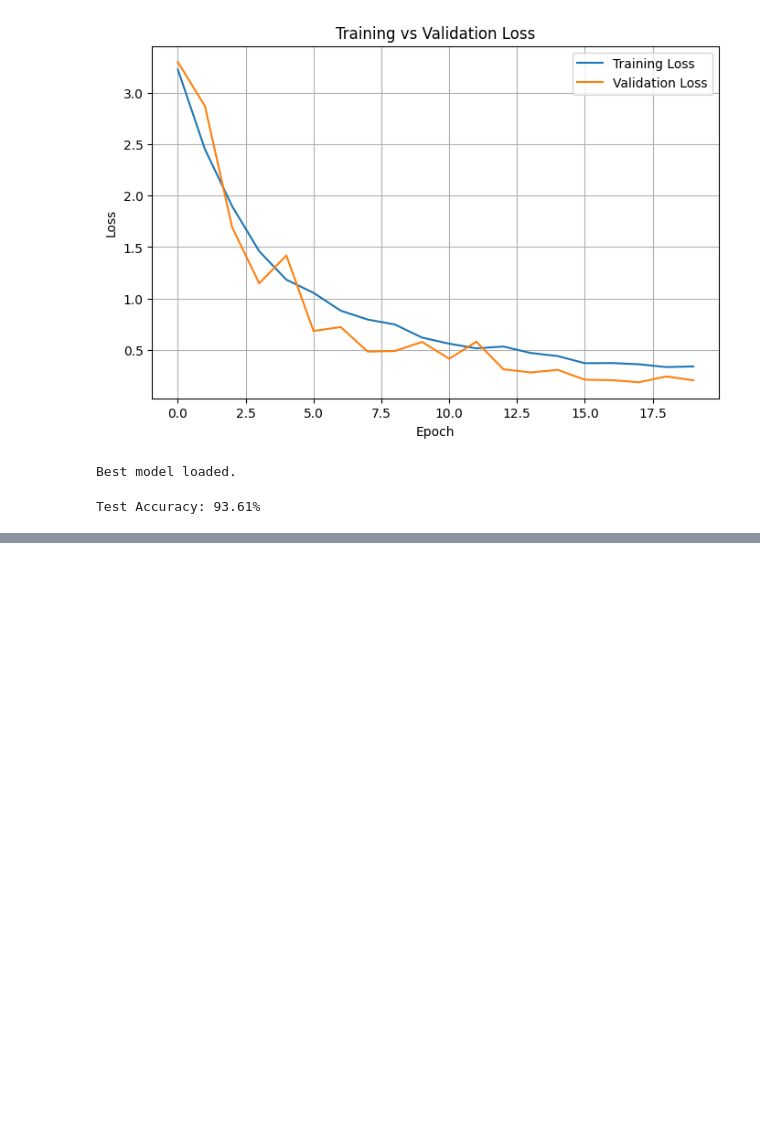
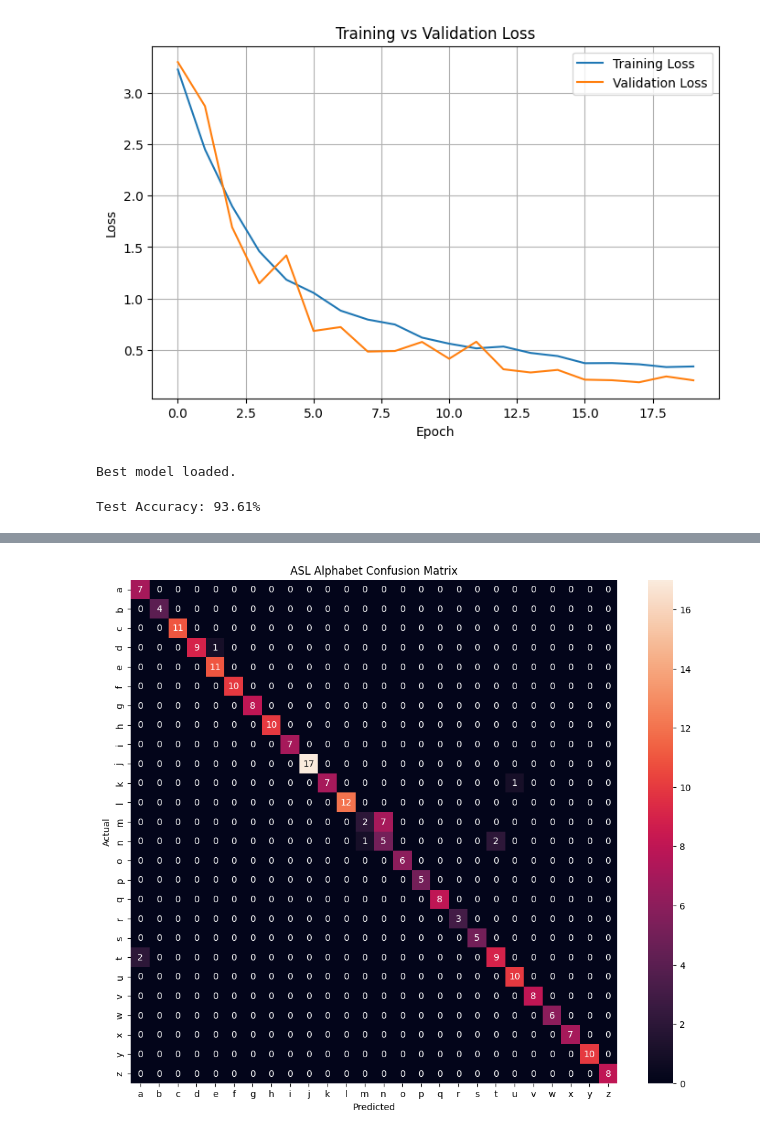
Before and after one commit to Yaa-Waadu/AI-Final-Project, a Jupyter notebook: ASL_Learning_Assistant.ipynb, the cells around one changed output, grey strips where cells are left out. Drawn from its saved outputs; the diff is of its cells as text; code cells hidden in the pictures; blank space fills up the shorter version.

Commit message:
confusion matrix

```diff
--- a/ASL_Learning_Assistant.ipynb
+++ b/ASL_Learning_Assistant.ipynb
@@ -655,0 +682,27 @@ Test Accuracy: 93.61%
+# %%
+import matplotlib.pyplot as plt
+import seaborn as sns
+from sklearn.metrics import confusion_matrix
+
+cm = confusion_matrix(
+    all_labels,
+    all_predictions
+)
+
+plt.figure(figsize=(12, 10))
+
+sns.heatmap(
+    cm,
+    annot=True,
+    fmt="d",
+    xticklabels=full_dataset.classes,
+    yticklabels=full_dataset.classes
+)
+
+plt.xlabel("Predicted")
+plt.ylabel("Actual")
+plt.title("ASL Alphabet Confusion Matrix")
+
+plt.show()
+# %% [output]
+[figure, added]
```
Also changed, not shown: parts of 1 cell of this notebook.
